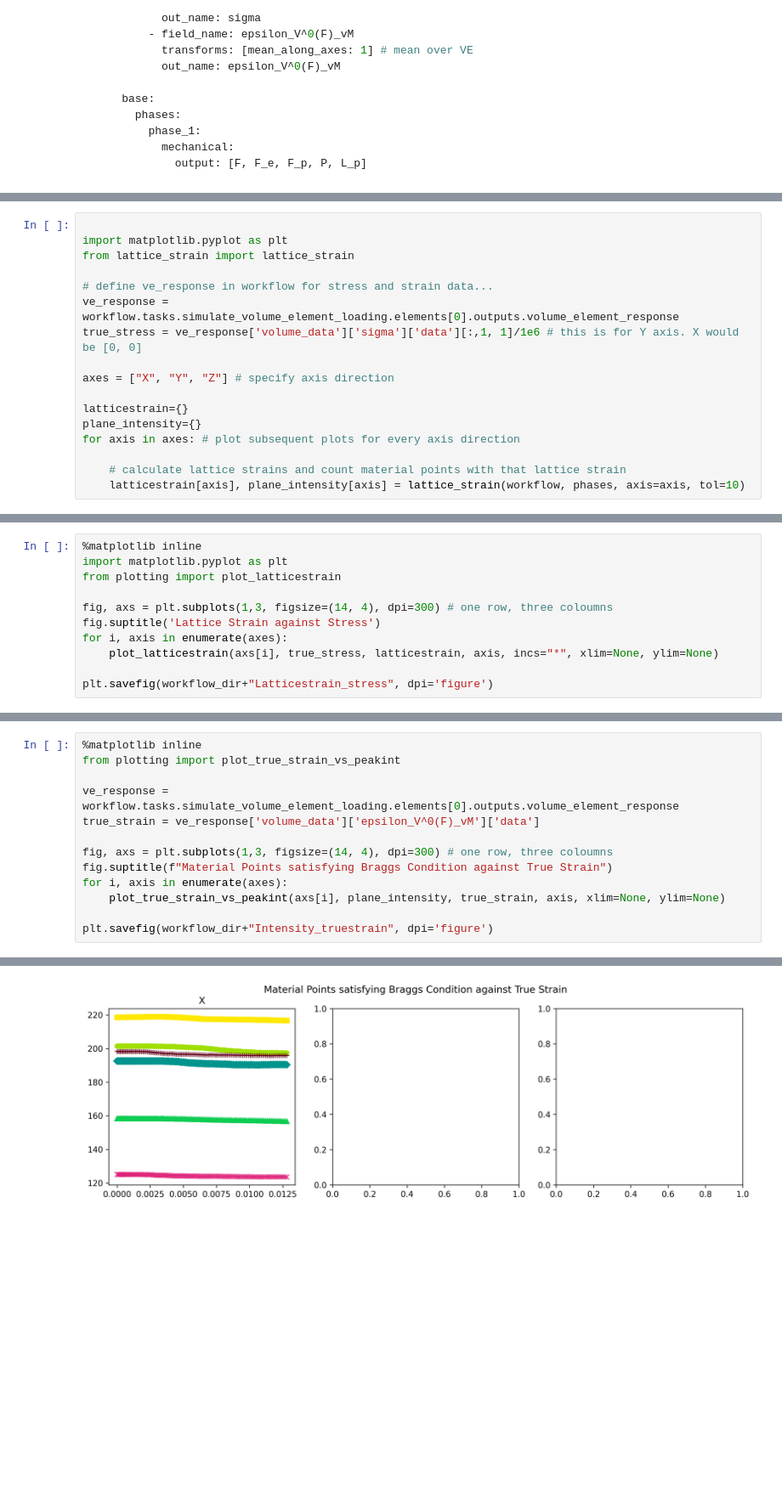
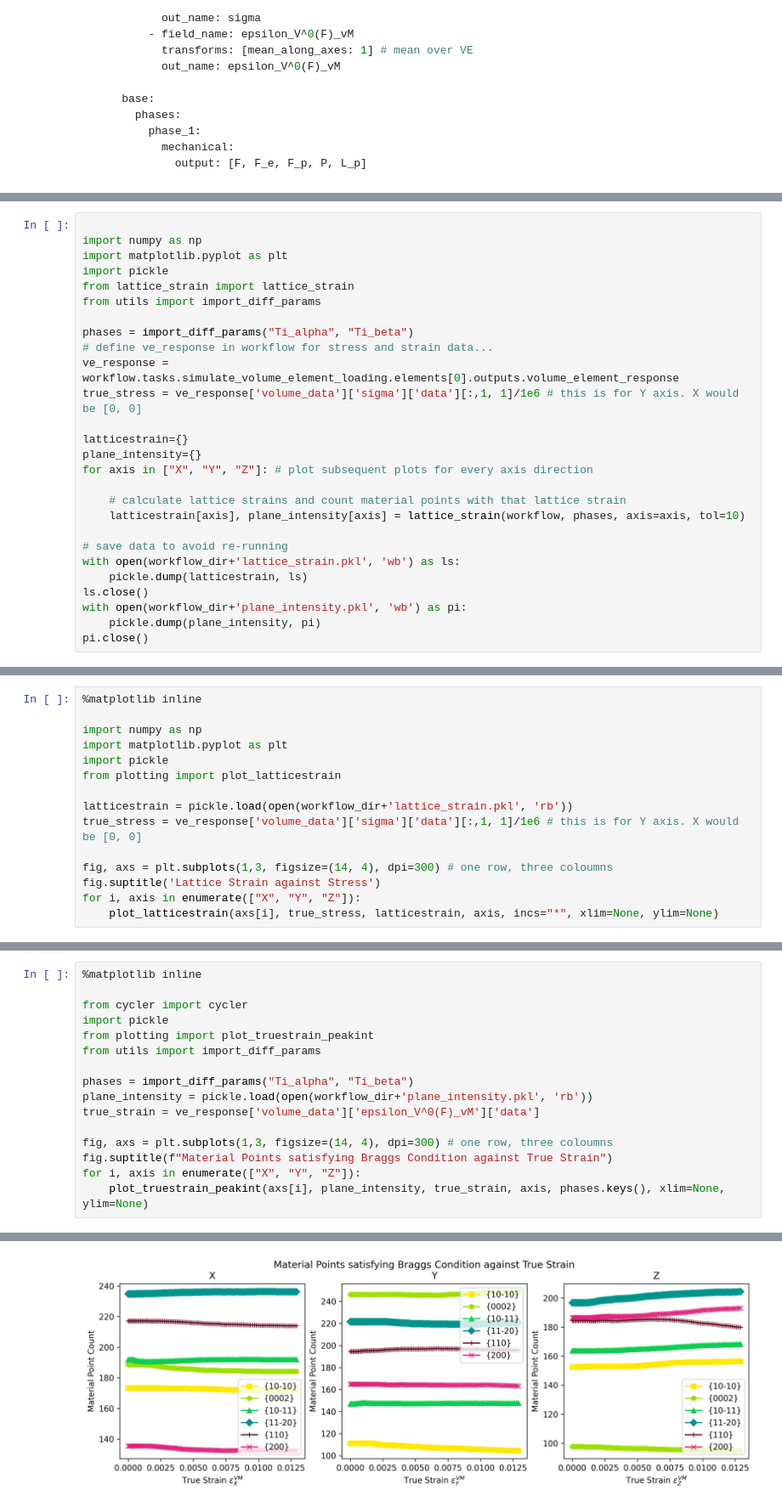
Before and after one commit to LightForm-group/Diffraction-postprocessing, a Jupyter notebook: post-processing_example.ipynb, the cells around one changed output, grey strips where cells are left out. Shown at 85% size. Saved outputs shown, nothing was run; the diff lists cells and outputs as text; blank space fills up the shorter version.

```diff
--- a/post-processing_example.ipynb
+++ b/post-processing_example.ipynb
@@ -101,17 +134,27 @@ phases = import_diff_params("Ti_alpha", "Ti_beta")
 # %%
 
+import numpy as np
 import matplotlib.pyplot as plt
+import pickle
 from lattice_strain import lattice_strain
+from utils import import_diff_params
 
+phases = import_diff_params("Ti_alpha", "Ti_beta")
 # define ve_response in workflow for stress and strain data...
 ve_response = workflow.tasks.simulate_volume_element_loading.elements[0].outputs.volume_element_response
 true_stress = ve_response['volume_data']['sigma']['data'][:,1, 1]/1e6 # this is for Y axis. X would be [0, 0]
 
-axes = ["X", "Y", "Z"] # specify axis direction
-
 latticestrain={}
 plane_intensity={}
-for axis in axes: # plot subsequent plots for every axis direction
+for axis in ["X", "Y", "Z"]: # plot subsequent plots for every axis direction
 
     # calculate lattice strains and count material points with that lattice strain
     latticestrain[axis], plane_intensity[axis] = lattice_strain(workflow, phases, axis=axis, tol=10)
+
+# save data to avoid re-running
+with open(workflow_dir+'lattice_strain.pkl', 'wb') as ls:
+    pickle.dump(latticestrain, ls)
+ls.close()
+with open(workflow_dir+'plane_intensity.pkl', 'wb') as pi:
+    pickle.dump(plane_intensity, pi)
+pi.close()
@@ -136,12 +164,16 @@ Processing plane {200} in direction [0. 0. 1.],[2,2]...
 # %%
 %matplotlib inline
+
+import numpy as np
 import matplotlib.pyplot as plt
+import pickle
 from plotting import plot_latticestrain
+
+latticestrain = pickle.load(open(workflow_dir+'lattice_strain.pkl', 'rb'))
+true_stress = ve_response['volume_data']['sigma']['data'][:,1, 1]/1e6 # this is for Y axis. X would be [0, 0]
 
 fig, axs = plt.subplots(1,3, figsize=(14, 4), dpi=300) # one row, three coloumns
 fig.suptitle('Lattice Strain against Stress')
-for i, axis in enumerate(axes):
+for i, axis in enumerate(["X", "Y", "Z"]):
     plot_latticestrain(axs[i], true_stress, latticestrain, axis, incs="*", xlim=None, ylim=None)
-
-plt.savefig(workflow_dir+"Latticestrain_stress", dpi='figure')
 # %% [output]
@@ -149,14 +183,17 @@ plt.savefig(workflow_dir+"Latticestrain_stress", dpi='figure')
 # %%
 %matplotlib inline
-from plotting import plot_true_strain_vs_peakint
 
-ve_response = workflow.tasks.simulate_volume_element_loading.elements[0].outputs.volume_element_response
+from cycler import cycler
+import pickle
+from plotting import plot_truestrain_peakint
+from utils import import_diff_params
+
+phases = import_diff_params("Ti_alpha", "Ti_beta")
+plane_intensity = pickle.load(open(workflow_dir+'plane_intensity.pkl', 'rb'))
 true_strain = ve_response['volume_data']['epsilon_V^0(F)_vM']['data']
 
 fig, axs = plt.subplots(1,3, figsize=(14, 4), dpi=300) # one row, three coloumns
 fig.suptitle(f"Material Points satisfying Braggs Condition against True Strain")
-for i, axis in enumerate(axes):
-    plot_true_strain_vs_peakint(axs[i], plane_intensity, true_strain, axis, xlim=None, ylim=None)
-
-plt.savefig(workflow_dir+"Intensity_truestrain", dpi='figure')
+for i, axis in enumerate(["X", "Y", "Z"]):
+    plot_truestrain_peakint(axs[i], plane_intensity, true_strain, axis, phases.keys(), xlim=None, ylim=None)
 # %% [output]
@@ -164 +200 @@ NameError: name 'tensor_comp' is not defined
-[figure, old version]
+[figure, new version]
```
Also changed, not shown: parts of 16 cells of this notebook, 3 other files.
